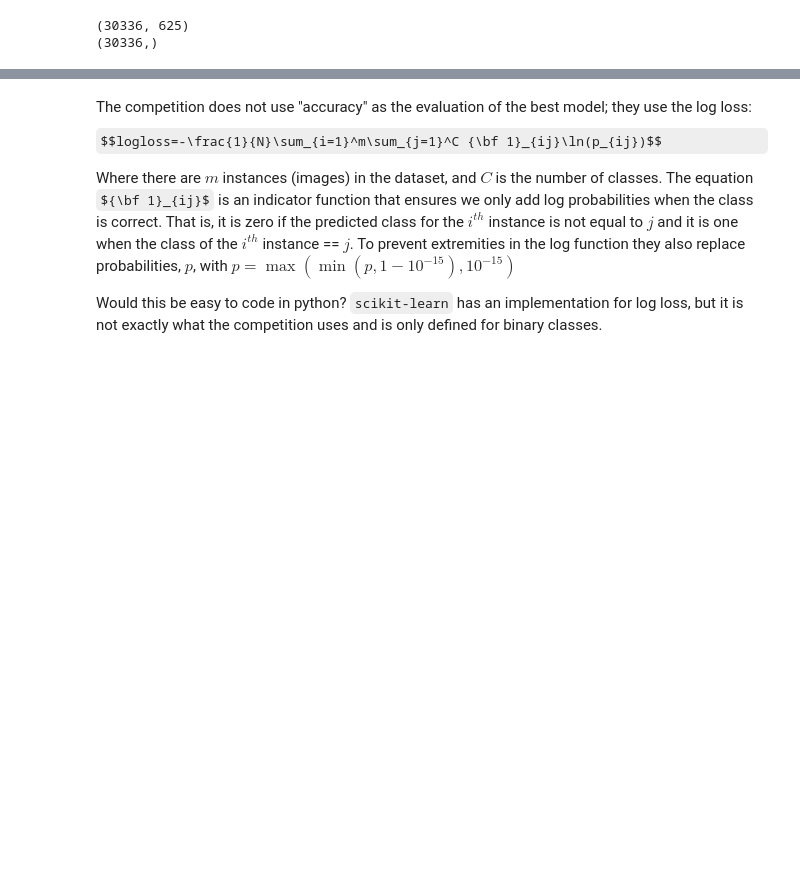
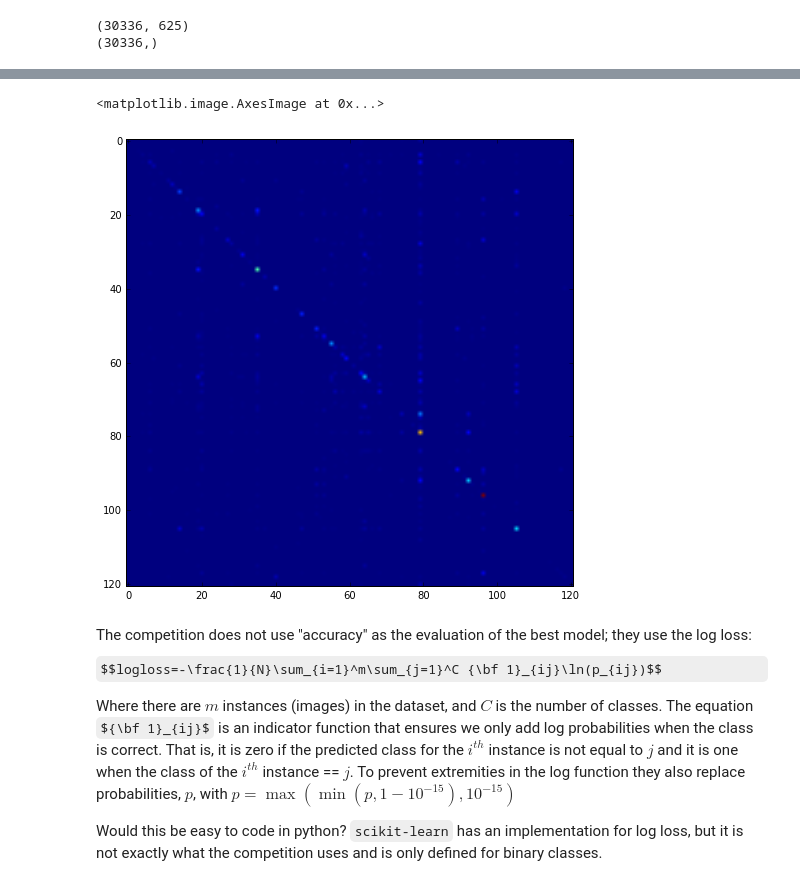
Before and after one commit to eclarson/DataMiningNotebooks, a Jupyter notebook: 04. Logits and SVM.ipynb, the cells around one changed output, grey strips where cells are left out. Drawn from its saved outputs; the diff is of its cells as text; code cells hidden in the pictures; some formulas as TeX source; blank space fills up the shorter version.

```diff
--- a/04. Logits and SVM.ipynb
+++ b/04. Logits and SVM.ipynb
@@ -714,3 +712,9 @@ Logistic Regression: 0.342211088404
+# %%
+f = plt.figure(figsize=(8,8))
+plt.imshow(conf)
+# %% [output]
+<matplotlib.image.AxesImage at 0x...>
+[figure, added]
 # %% [markdown]
 The competition does not use "accuracy" as the evaluation of the best model; they use the log loss:
 $$logloss=-\frac{1}{N}\sum_{i=1}^m\sum_{j=1}^C {\bf 1}_{ij}\ln(p_{ij})$$
```
Also changed, not shown: parts of 13 cells of this notebook, 2 other files.
